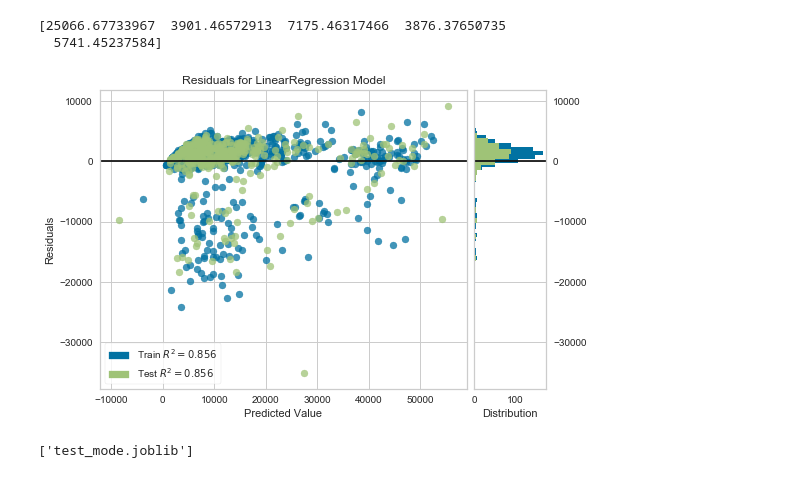
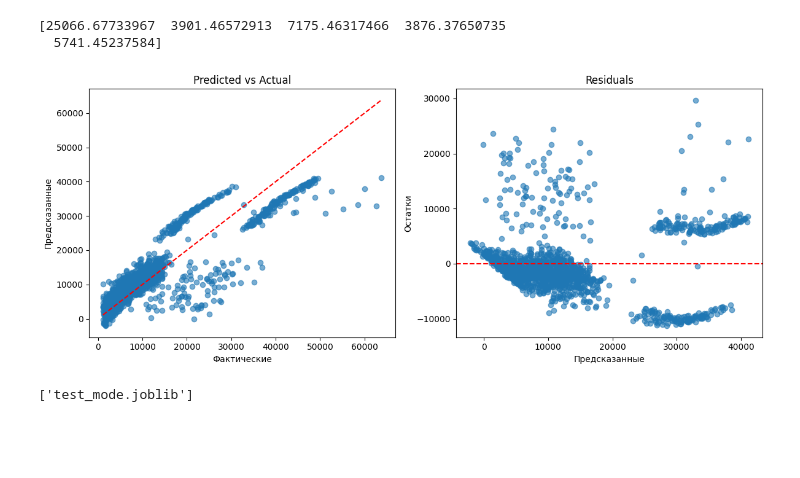
Before and after one commit to MarybethJohnsie/ml, a Jupyter notebook: Insurance - Model Training Notebook.ipynb, the cells around one changed output. Drawn from its saved outputs; the diff is of its cells as text; code cells hidden in the pictures; blank space fills up the shorter version.

```diff
--- a/Insurance - Model Training Notebook.ipynb
+++ b/Insurance - Model Training Notebook.ipynb
@@ -66,7 +92,7 @@ plot_model(lr)
 exp2 = RegressionExperiment(
     target='charges',
     session_id=123,
-    normalize=True,
+    normalize=True
 )
 exp2.fit(data)
 # %% [output]
@@ -88,10 +114,35 @@ print(predictions[:5])
 # %% [output]
 [25066.67733967  3901.46572913  7175.46317466  3876.37650735
   5741.45237584]
-# %%
-plot_model(lr)
-# %% [output]
-[figure, removed]
+# %%
+import matplotlib.pyplot as plt
+
+X = data.drop(columns=['charges'])
+y_true = data['charges']
+y_pred = lr_model.predict(X)
+residuals = y_true - y_pred
+
+fig, axes = plt.subplots(1, 2, figsize=(12, 5))
+
+# Predicted vs Actual
+axes[0].scatter(y_true, y_pred, alpha=0.6)
+axes[0].plot([y_true.min(), y_true.max()],
+             [y_true.min(), y_true.max()], 'r--')
+axes[0].set_xlabel('Фактические')
+axes[0].set_ylabel('Предсказанные')
+axes[0].set_title('Predicted vs Actual')
+
+# Residuals
+axes[1].scatter(y_pred, residuals, alpha=0.6)
+axes[1].axhline(0, color='red', linestyle='--')
+axes[1].set_xlabel('Предсказанные')
+axes[1].set_ylabel('Остатки')
+axes[1].set_title('Residuals')
+
+plt.tight_layout()
+plt.show()
+# %% [output]
+[figure, added]
 # %%
 from joblib import dump
 
```
Also changed, not shown: parts of 4 cells of this notebook, 3 other files.
